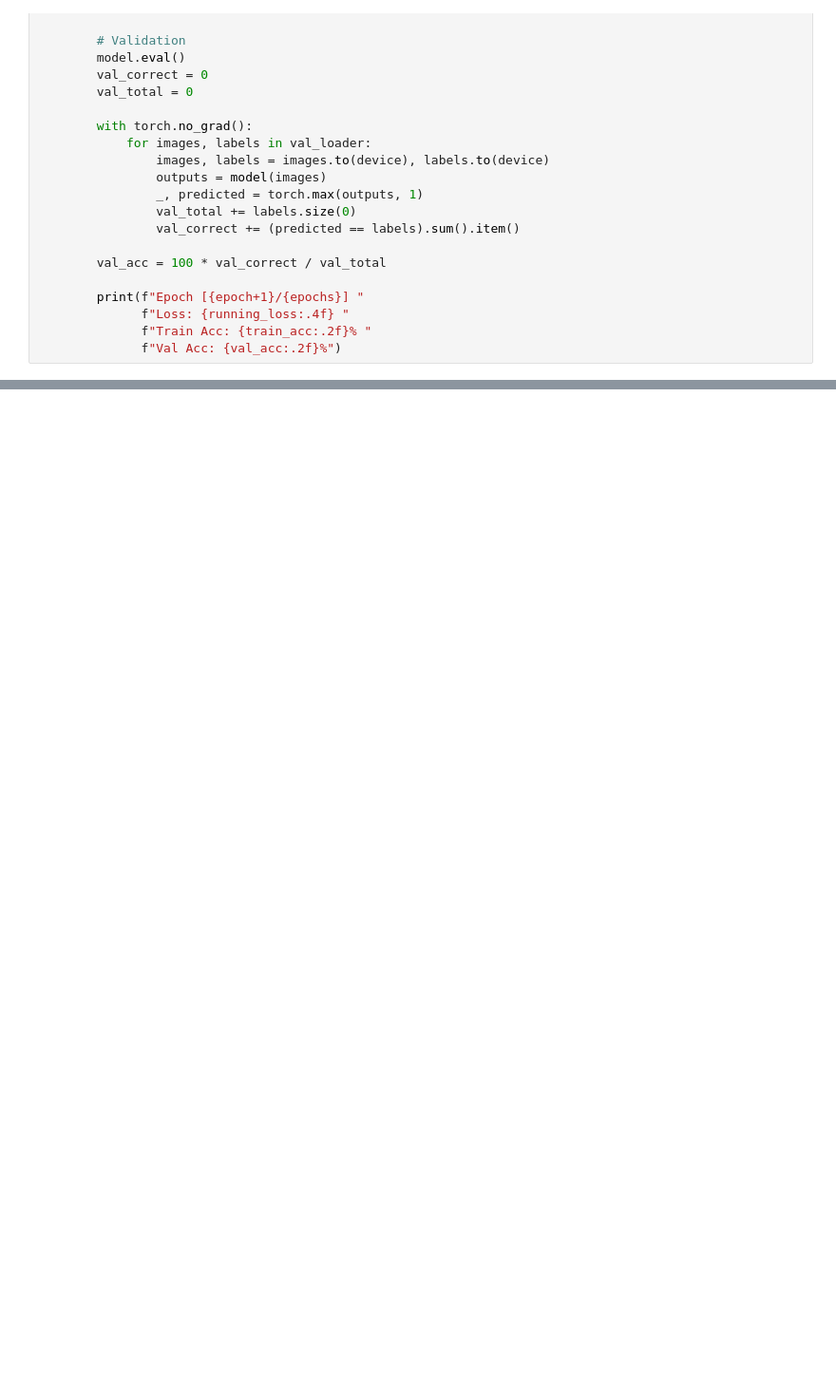
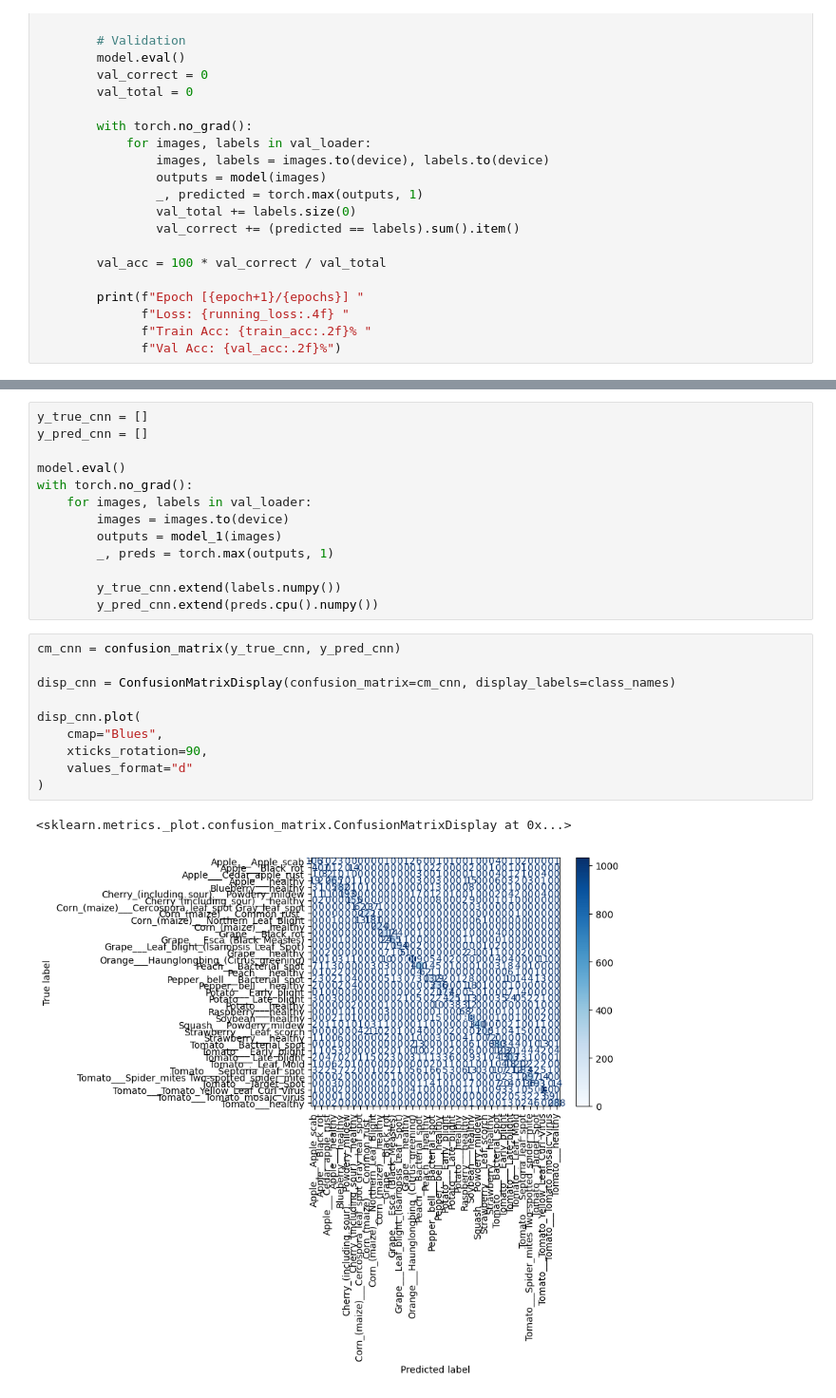
Before and after one commit to Ath-07/WiDS-5.0, a Jupyter notebook: 03_deeplearning.ipynb, the cells around one changed output, grey strips where cells are left out. Shown at 95% size. Saved outputs shown, nothing was run; the diff lists cells and outputs as text; blank space fills up the shorter version.

```diff
--- a/03_deeplearning.ipynb
+++ b/03_deeplearning.ipynb
@@ -159,0 +247,26 @@ Epoch [10/10] Loss: 60.8543 Train Acc: 98.61% Val Acc: 88.27%
+# %%
+y_true_cnn = []
+y_pred_cnn = []
+
+model.eval()
+with torch.no_grad():
+    for images, labels in val_loader:
+        images = images.to(device)
+        outputs = model_1(images)
+        _, preds = torch.max(outputs, 1)
+
+        y_true_cnn.extend(labels.numpy())
+        y_pred_cnn.extend(preds.cpu().numpy())
+# %%
+cm_cnn = confusion_matrix(y_true_cnn, y_pred_cnn)
+
+disp_cnn = ConfusionMatrixDisplay(confusion_matrix=cm_cnn, display_labels=class_names)
+
+disp_cnn.plot(
+    cmap="Blues",
+    xticks_rotation=90,
+    values_format="d"
+)
+# %% [output]
+<sklearn.metrics._plot.confusion_matrix.ConfusionMatrixDisplay at 0x...>
+[figure, added]
```
Also changed, not shown: parts of 22 cells of this notebook.
